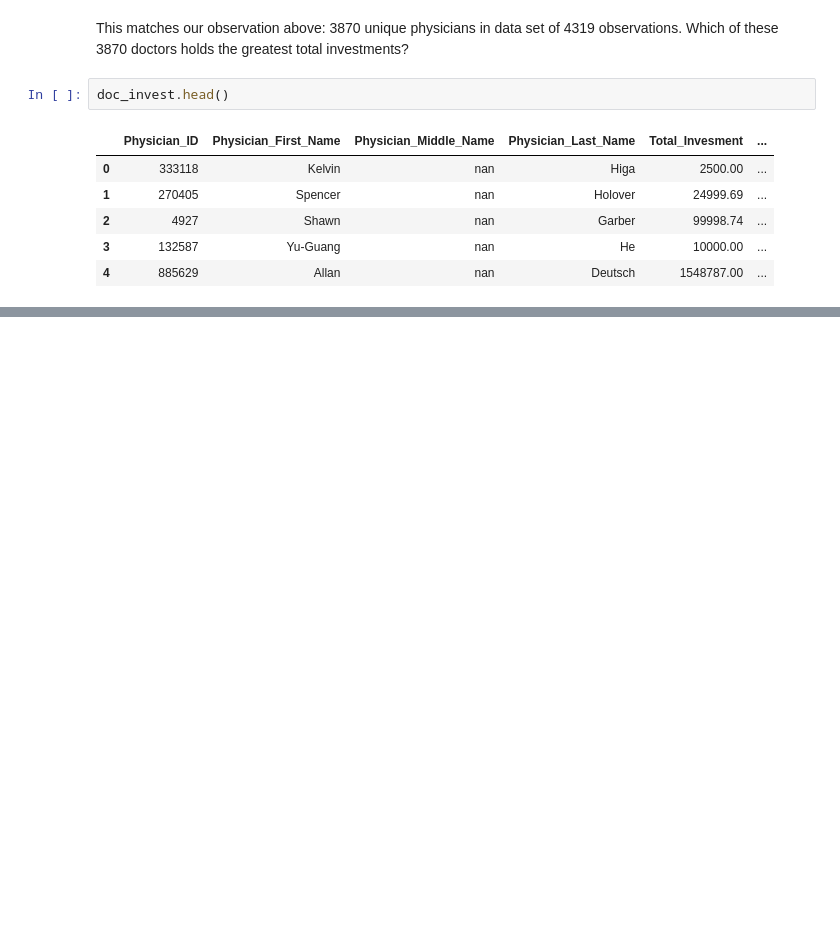
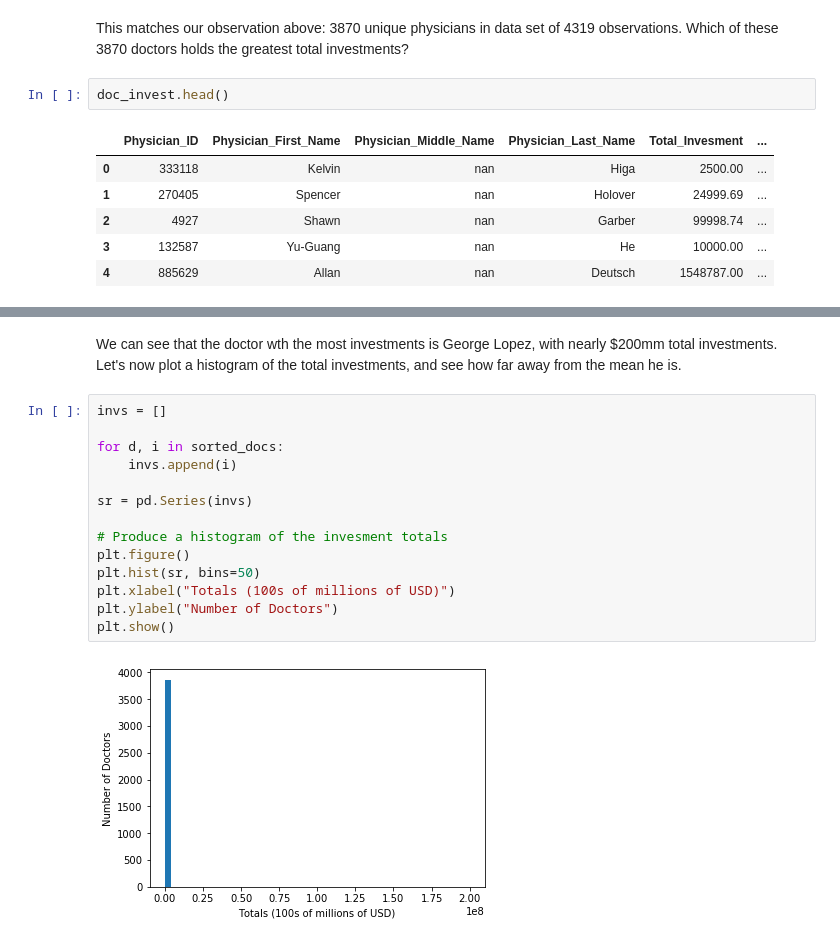
Before and after one commit to Agile-Charities/data-science-notebooks, a Jupyter notebook: healthcare-finance/healthcare-finance.ipynb, the cells around one changed output, grey strips where cells are left out. Drawn from its saved outputs; the diff is of its cells as text; blank space fills up the shorter version.

```diff
--- a/healthcare-finance/healthcare-finance.ipynb
+++ b/healthcare-finance/healthcare-finance.ipynb
@@ -236,3 +243,21 @@ FRANK  CAMMISA      ID: 329721    has invested $3,082,015.00
 Michael  Hartman    ID: 122142    has invested $2,811,717.25
 Michael  Kovalchik  ID: 622837    has invested $2,658,254.57
 JOHN  THALGOTT      ID: 350823    has invested $2,411,752.00
+# %% [markdown]
+We can see that the doctor wth the most investments is George Lopez, with nearly \$200mm total investments. Let's now plot a histogram of the total investments, and see how far away from the mean he is.
+# %%
+invs = []
+
+for d, i in sorted_docs:
+    invs.append(i)
+
+sr = pd.Series(invs)
+
+# Produce a histogram of the invesment totals
+plt.figure()
+plt.hist(sr, bins=50)
+plt.xlabel("Totals (100s of millions of USD)")
+plt.ylabel("Number of Doctors")
+plt.show()
+# %% [output]
+[figure, added]
```
Also changed, not shown: parts of 6 cells of this notebook.
